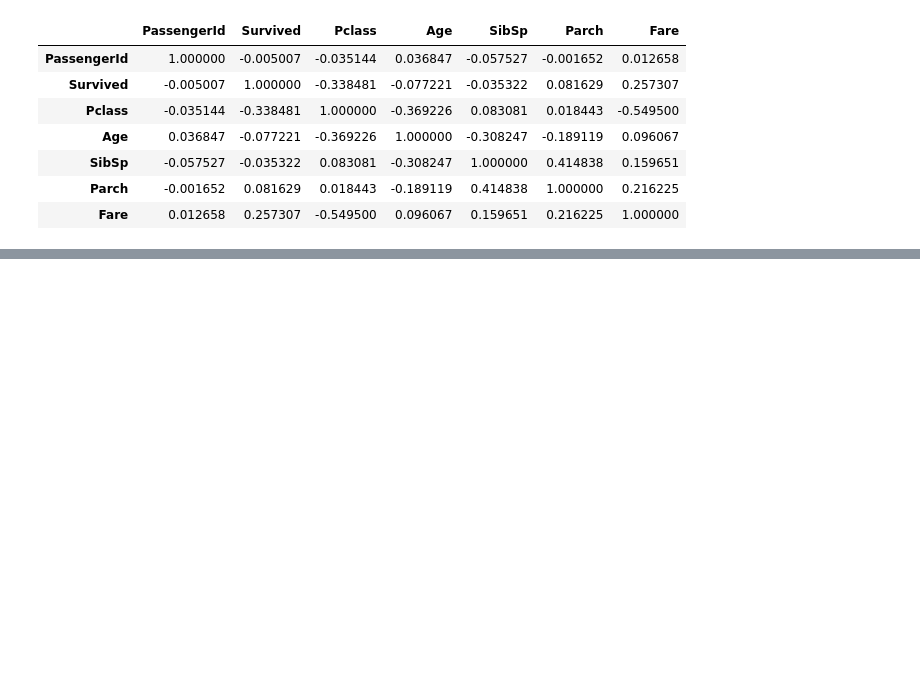
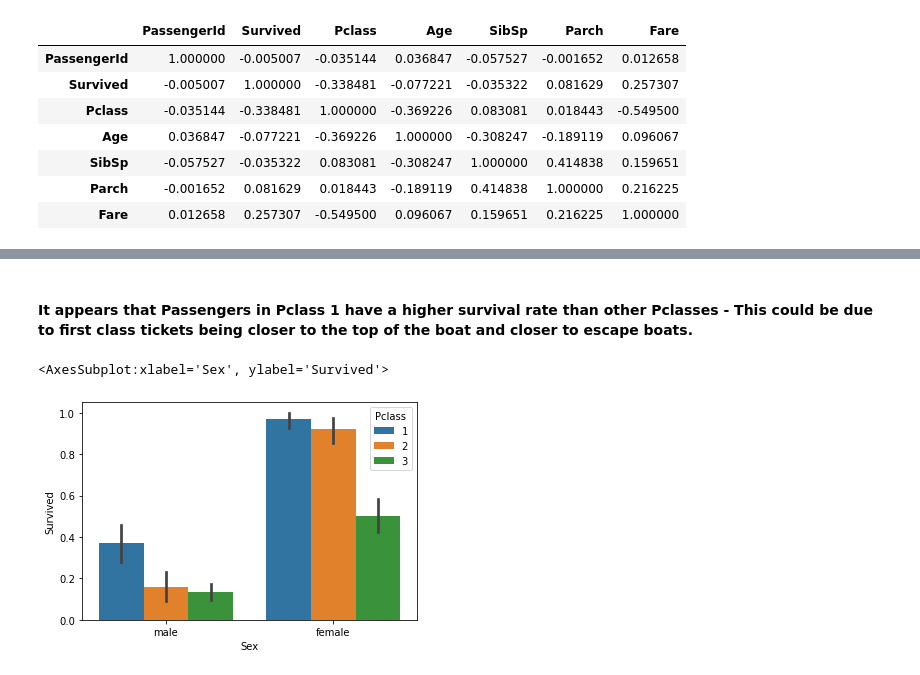
Before and after one commit to Thop2/TitanicSurvivalPrediction, a Jupyter notebook: TitanicEDA.ipynb, the cells around one changed output, grey strips where cells are left out. Drawn from its saved outputs; the diff is of its cells as text; code cells hidden in the pictures; blank space fills up the shorter version.

```diff
--- a/TitanicEDA.ipynb
+++ b/TitanicEDA.ipynb
@@ -97,0 +132,7 @@ titanictrain.corr()
+# %% [markdown]
+#### It appears that Passengers in Pclass 1 have a higher survival rate than other Pclasses - This could be due to first class tickets being closer to the top of the boat and closer to escape boats.
+# %%
+sns.barplot(x='Sex', y='Survived', hue='Pclass', data=titanictrain)
+# %% [output]
+<AxesSubplot:xlabel='Sex', ylabel='Survived'>
+[figure, added]
```
Also changed, not shown: parts of 17 cells of this notebook.
